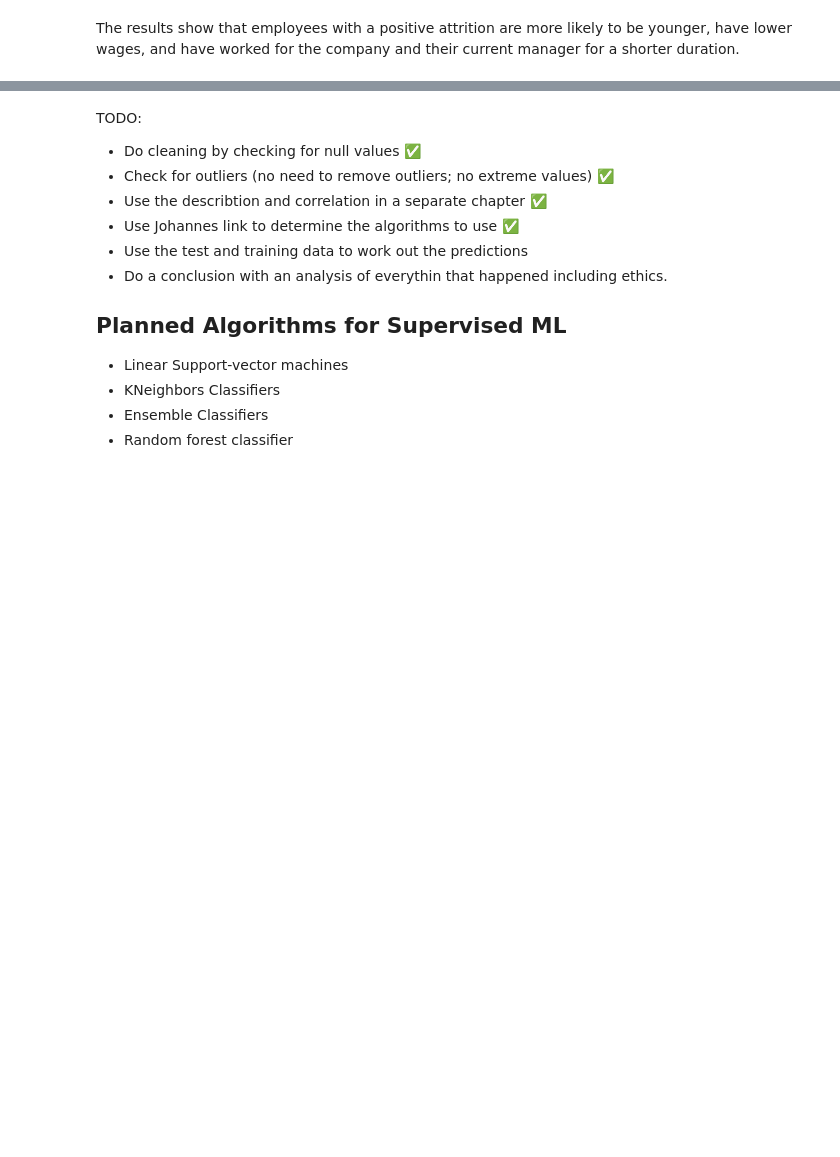
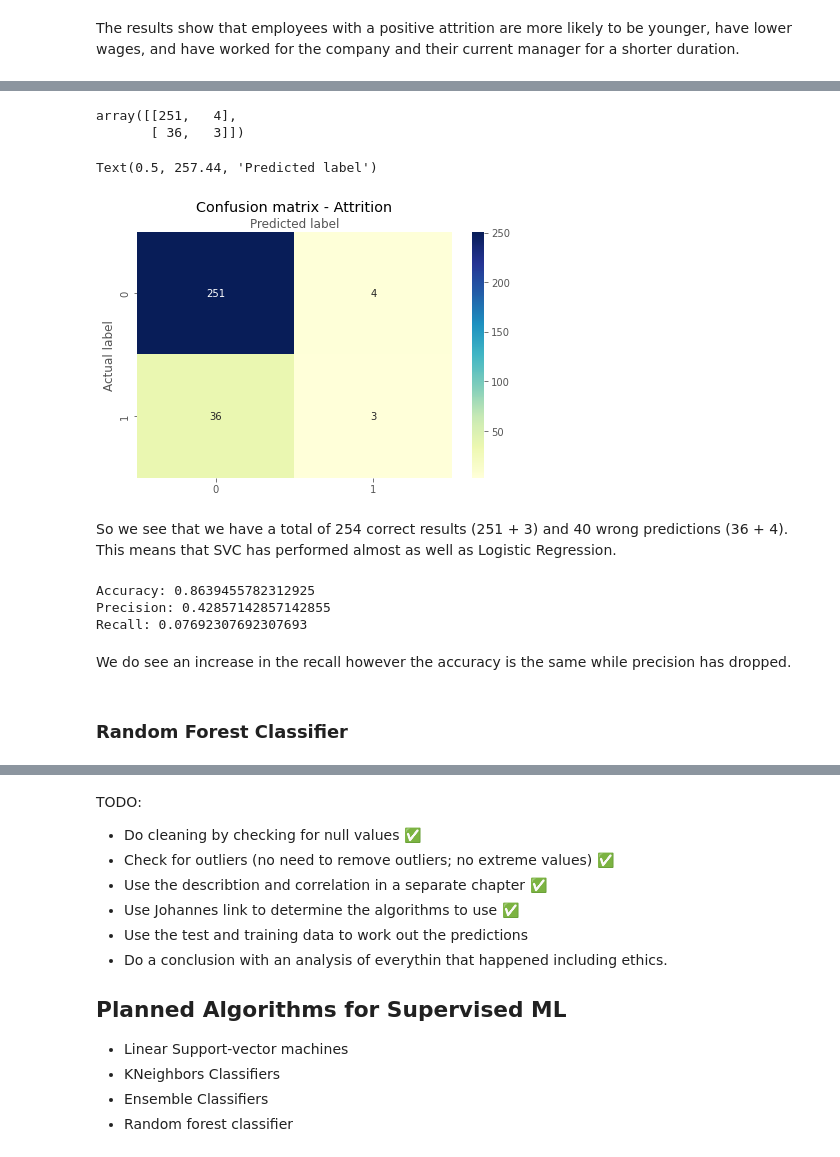
Before and after one commit to Ad2891/Slutuppgift-team12, a Jupyter notebook: Slutuppgift.ipynb, the cells around one changed output, grey strips where cells are left out. Saved outputs shown, nothing was run; the diff lists cells and outputs as text; code cells hidden in the pictures; blank space fills up the shorter version.

```diff
--- a/Slutuppgift.ipynb
+++ b/Slutuppgift.ipynb
@@ -640,0 +735,12 @@ plt.show()
+# %%
+#Import svm model
+from sklearn import svm
+
+#Create a svm Classifier
+clf = svm.SVC(kernel='linear') # Linear Kernel
+
+#Train the model using the training sets
+clf.fit(XModel_train, yModel_train)
+
+#Predict the response for test dataset
+yModel_pred = clf.predict(XModel_test)
@@ -640,0 +764,39 @@ plt.show()
+# %%
+#Import confusion matrix
+from sklearn.metrics import confusion_matrix
+#Use the confusion matrix
+confusion_matrix = confusion_matrix(yModel_test, yModel_pred)
+confusion_matrix
+# %% [output]
+array([[251,   4],
+       [ 36,   3]])
+# %%
+class_names=[0,1] # name  of classes
+fig, ax = plt.subplots()
+tick_marks = np.arange(len(class_names))
+plt.xticks(tick_marks, class_names)
+plt.yticks(tick_marks, class_names)
+# create heatmap
+sb.heatmap(pd.DataFrame(confusion_matrix), annot=True, cmap="YlGnBu" ,fmt='g')
+ax.xaxis.set_label_position("top")
+plt.tight_layout()
+plt.title('Confusion matrix - Attrition', y=1.1)
+plt.ylabel('Actual label')
+plt.xlabel('Predicted label')
+# %% [output]
+Text(0.5, 257.44, 'Predicted label')
+[figure, added]
+# %% [markdown]
+So we see that we have a total of 254 correct results (251 + 3) and 40 wrong predictions (36 + 4). This means that SVC has performed almost as well as Logistic Regression.
+# %%
+print("Accuracy:",metrics.accuracy_score(yModel_test, yModel_pred))
+print("Precision:",metrics.precision_score(yModel_test, yModel_pred))
+print("Recall:",metrics.recall_score(yModel_test, yModel_pred))
+# %% [output]
+Accuracy: 0.8639455782312925
+Precision: 0.42857142857142855
+Recall: 0.07692307692307693
+# %% [markdown]
+We do see an increase in the recall however the accuracy is the same while precision has dropped.
+# %% [markdown]
+### Random Forest Classifier
```
Also changed, not shown: parts of 26 cells of this notebook.
